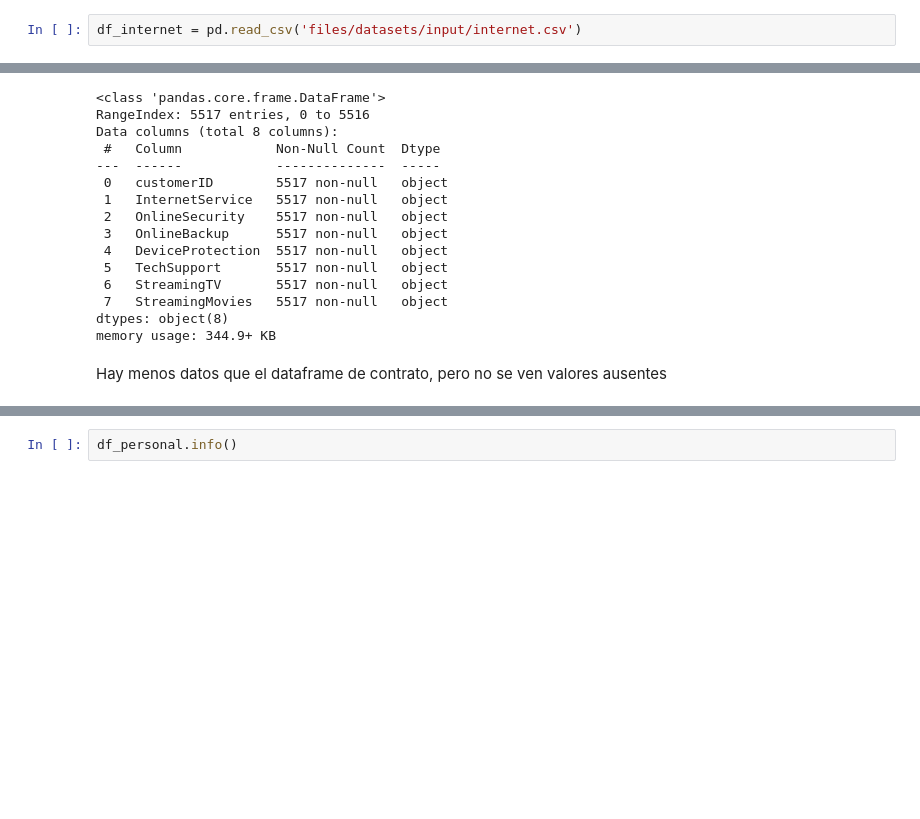
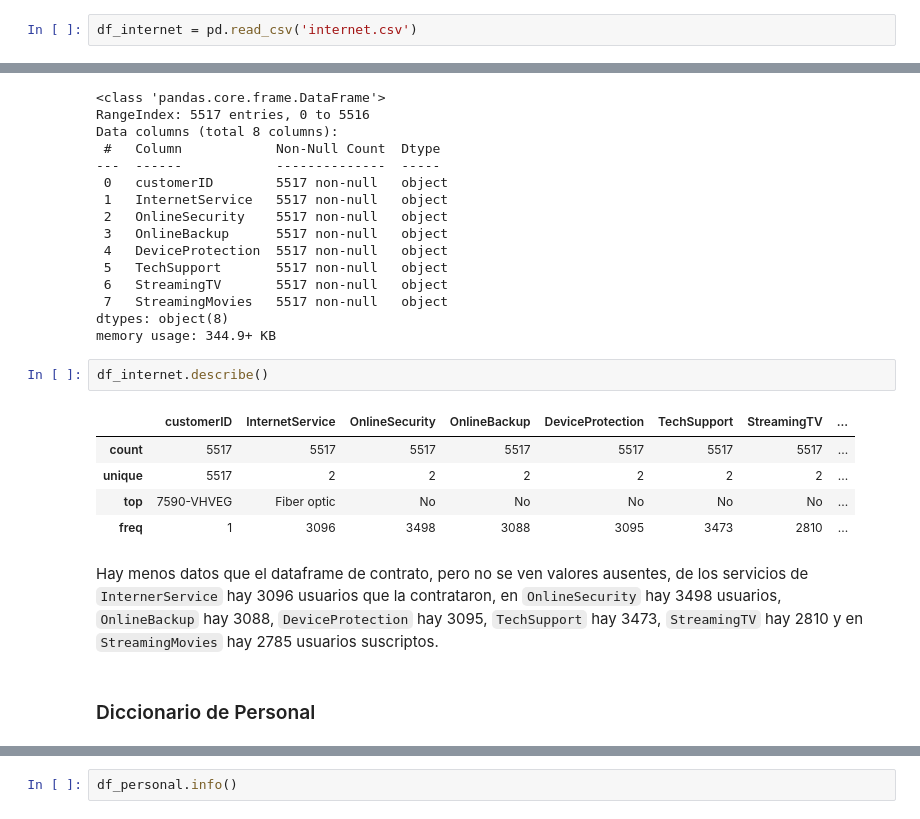
Before and after one commit to JuanPapi84/Fuga_de_Clientes, a Jupyter notebook: insight/Plan de Trabajo.ipynb, the cells around one changed output, grey strips where cells are left out. Saved outputs shown, nothing was run; the diff lists cells and outputs as text; blank space fills up the shorter version.

```diff
--- a/insight/Plan de Trabajo.ipynb
+++ b/insight/Plan de Trabajo.ipynb
@@ -61,7 +98,7 @@ df_contratos
 # %% [markdown]
 ### DataFrame de Internet
 # %%
-df_internet = pd.read_csv('files/datasets/input/internet.csv')
+df_internet = pd.read_csv('internet.csv')
 # %%
 df_internet
 # %% [output]
@@ -160,5 +263,15 @@ Data columns (total 8 columns):
  7   StreamingMovies   5517 non-null   object
 dtypes: object(8)
 memory usage: 344.9+ KB
-# %% [markdown]
-Hay menos datos que el dataframe de contrato, pero no se ven valores ausentes
+# %%
+df_internet.describe()
+# %% [output]
+|  | customerID | InternetService | OnlineSecurity | OnlineBackup | DeviceProtection | TechSupport | StreamingTV | ... |
+| count | 5517 | 5517 | 5517 | 5517 | 5517 | 5517 | 5517 | ... |
+| unique | 5517 | 2 | 2 | 2 | 2 | 2 | 2 | ... |
+| top | 7590-VHVEG | Fiber optic | No | No | No | No | No | ... |
+| freq | 1 | 3096 | 3498 | 3088 | 3095 | 3473 | 2810 | ... |
+# %% [markdown]
+Hay menos datos que el dataframe de contrato, pero no se ven valores ausentes, de los servicios de `InternerService` hay 3096 usuarios que la contrataron, en `OnlineSecurity` hay 3498 usuarios, `OnlineBackup` hay 3088, `DeviceProtection` hay 3095, `TechSupport` hay 3473, `StreamingTV` hay 2810 y en `StreamingMovies` hay 2785 usuarios suscriptos.
+# %% [markdown]
+### Diccionario de Personal
```
Also changed, not shown: parts of 36 cells of this notebook.
